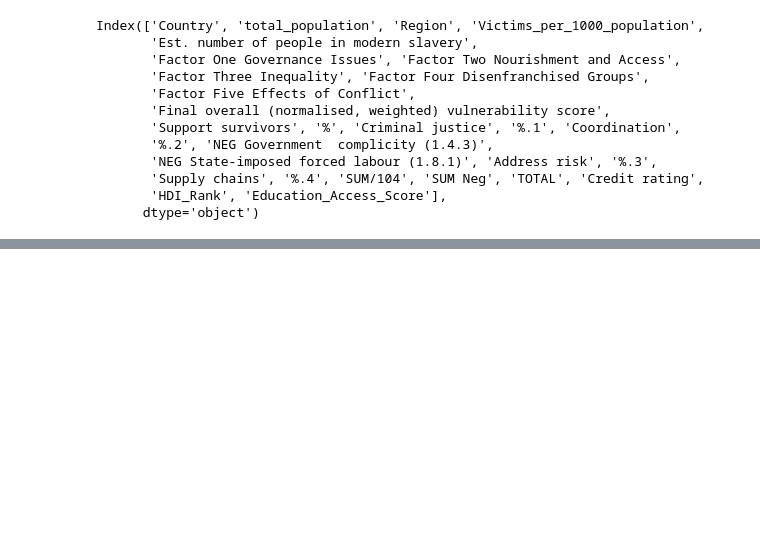
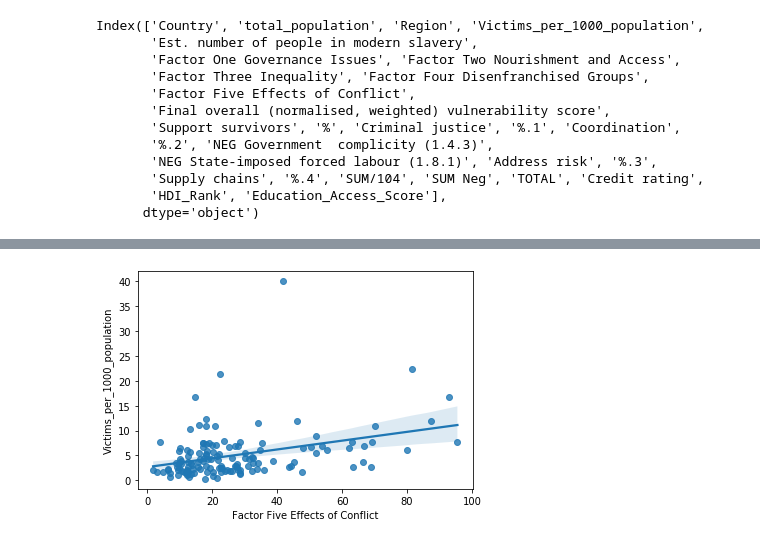
Before and after one commit to mahooi/Globalization, a Jupyter notebook: Notebooks/Access to Education Analysis.ipynb, the cells around one changed output, grey strips where cells are left out. Drawn from its saved outputs; the diff is of its cells as text; code cells hidden in the pictures; blank space fills up the shorter version.

```diff
--- a/Notebooks/Access to Education Analysis.ipynb
+++ b/Notebooks/Access to Education Analysis.ipynb
@@ -605,0 +633,6 @@ merge_4[["Victims_per_1000_population",
+# %%
+ax= sns.regplot(data=merge_4,
+                x="Factor Five Effects of Conflict",
+                y="Victims_per_1000_population");
+# %% [output]
+[figure, added]
```
Also changed, not shown: parts of 110 cells of this notebook.
